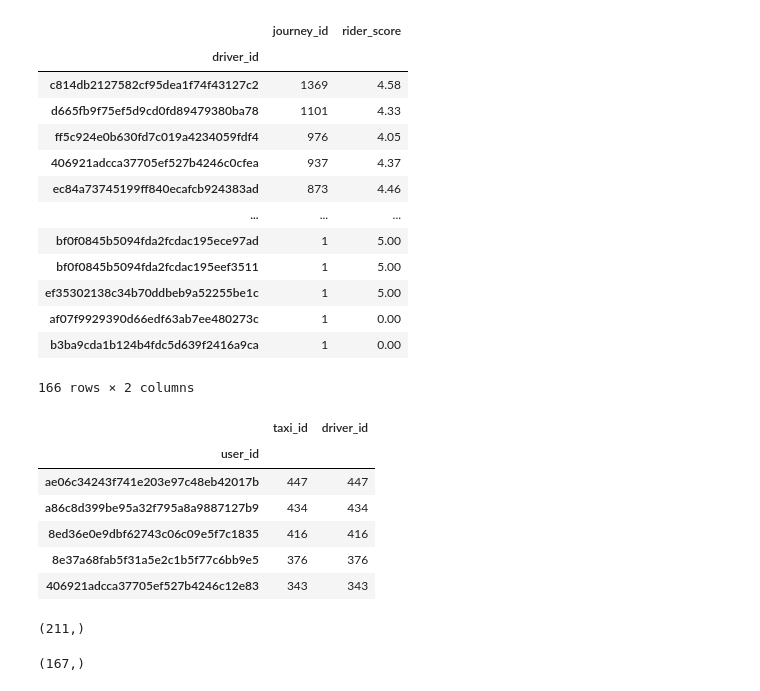
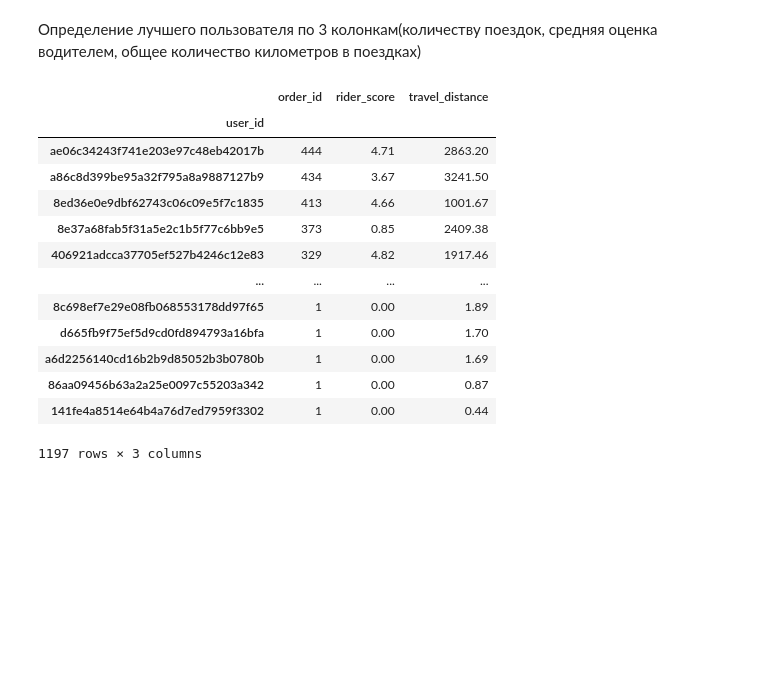
Before and after one commit to nakimov01/PandasPGU, a Jupyter notebook: taxi_peru_lab.ipynb, the cells around one changed output. Saved outputs shown, nothing was run; the diff lists cells and outputs as text; code cells hidden in the pictures; blank space fills up the shorter version.

```diff
--- a/taxi_peru_lab.ipynb
+++ b/taxi_peru_lab.ipynb
@@ -96,0 +77,3 @@ memory usage: 3.4+ MB
+# %%
+new_df = df[['journey_id', 'user_id', 'driver_id','rider_score','driver_score', 'source', 'start_type']].rename(columns={'journey_id':'order_id', 'source':'user_platform', 'start_type':'order_type'})
+new_df
@@ -96,0 +96,8 @@ memory usage: 3.4+ MB
+# %%
+from datetime import datetime, timedelta
+
+new_df['travel_time_in_hours'] = (df['end_at']-df['start_at'])
+
+new_df['travel_time_in_hours'] = (new_df['travel_time_in_hours'] / pd.Timedelta(hours=1)).round(2)
+
+new_df
@@ -96,0 +120,7 @@ memory usage: 3.4+ MB
+# %%
+df['start_lat'] = df['start_lat'].astype(str).str.replace(',', '.')
+df['end_lat'] = df['end_lat'].astype(str).str.replace(',', '.')
+df['start_lon'] = df['start_lon'].astype(str).str.replace(',', '.')
+df['end_lon'] = df['end_lon'].astype(str).str.replace(',', '.')
+df[['start_lat', 'end_lat', 'start_lon', 'end_lon', ]]= df[['start_lat', 'end_lat', 'start_lon', 'end_lon', ]].astype(float)
+df
@@ -96,0 +143,4 @@ memory usage: 3.4+ MB
+# %%
+import numpy as np
+new_df['travel_distance'] = df.apply(lambda df: ((np.sqrt((df['end_lat']-df['start_lat'])**2 + (df['end_lon']-df['start_lon'])**2))*100), axis=1)
+new_df
@@ -97,39 +175,21 @@ memory usage: 3.4+ MB
+# %% [markdown]
+Определение лучшего пользователя по 3 колонкам(количеству поездок, средняя оценка водителем, общее количество километров в поездках)
 # %%
-Sort = df.query("`rider_score` >= 0.0")
-a = Sort.groupby(['driver_id']).agg({'journey_id':'count', 'rider_score':'mean'})
-a.sort_values(by=['journey_id', 'rider_score'], ascending=[False, False]).round(2)
+Sort = new_df.query("`travel_distance` < 100 and `travel_distance` > 0.25 ")
+a = Sort.groupby(['user_id']).agg({'order_id':'count', 'rider_score':'mean', 'travel_distance':'sum'})
+a.sort_values(by=['order_id', 'rider_score', 'travel_distance'], ascending=[False, False, False]).round(2)
 # %% [output]
-|  | journey_id | rider_score |
-| driver_id |  |  |
-| c814db2127582cf95dea1f74f43127c2 | 1369 | 4.58 |
-| d665fb9f75ef5d9cd0fd89479380ba78 | 1101 | 4.33 |
-| ff5c924e0b630fd7c019a4234059fdf4 | 976 | 4.05 |
-| 406921adcca37705ef527b4246c0cfea | 937 | 4.37 |
-| ec84a73745199ff840ecafcb924383ad | 873 | 4.46 |
-| ... | ... | ... |
-| bf0f0845b5094fda2fcdac195ece97ad | 1 | 5.00 |
-| bf0f0845b5094fda2fcdac195eef3511 | 1 | 5.00 |
-| ef35302138c34b70ddbeb9a52255be1c | 1 | 5.00 |
-| af07f9929390d66edf63ab7ee480273c | 1 | 0.00 |
-| b3ba9cda1b124b4fdc5d639f2416a9ca | 1 | 0.00 |
+|  | order_id | rider_score | travel_distance |
+| user_id |  |  |  |
+| ae06c34243f741e203e97c48eb42017b | 444 | 4.71 | 2863.20 |
+| a86c8d399be95a32f795a8a9887127b9 | 434 | 3.67 | 3241.50 |
+| 8ed36e0e9dbf62743c06c09e5f7c1835 | 413 | 4.66 | 1001.67 |
+| 8e37a68fab5f31a5e2c1b5f77c6bb9e5 | 373 | 0.85 | 2409.38 |
+| 406921adcca37705ef527b4246c12e83 | 329 | 4.82 | 1917.46 |
+| ... | ... | ... | ... |
+| 8c698ef7e29e08fb068553178dd97f65 | 1 | 0.00 | 1.89 |
+| d665fb9f75ef5d9cd0fd894793a16bfa | 1 | 0.00 | 1.70 |
+| a6d2256140cd16b2b9d85052b3b0780b | 1 | 0.00 | 1.69 |
+| 86aa09456b63a2a25e0097c55203a342 | 1 | 0.00 | 0.87 |
+| 141fe4a8514e64b4a76d7ed7959f3302 | 1 | 0.00 | 0.44 |
-166 rows × 2 columns
+1197 rows × 3 columns
-# %%
-
-a = df.groupby(['user_id']).agg({'taxi_id':'count', 'driver_id':'count'})
-a.sort_values(by=['taxi_id', 'driver_id'], ascending=[False, False]).head(5)
-# %% [output]
-|  | taxi_id | driver_id |
-| user_id |  |  |
-| ae06c34243f741e203e97c48eb42017b | 447 | 447 |
-| a86c8d399be95a32f795a8a9887127b9 | 434 | 434 |
-| 8ed36e0e9dbf62743c06c09e5f7c1835 | 416 | 416 |
-| 8e37a68fab5f31a5e2c1b5f77c6bb9e5 | 376 | 376 |
-| 406921adcca37705ef527b4246c12e83 | 343 | 343 |
-# %%
-df.taxi_id.unique().shape
-# %% [output]
-(211,)
-# %%
-df.driver_id.unique().shape
-# %% [output]
-(167,)
```
Also changed, not shown: parts of 31 cells of this notebook, 2 other files.
